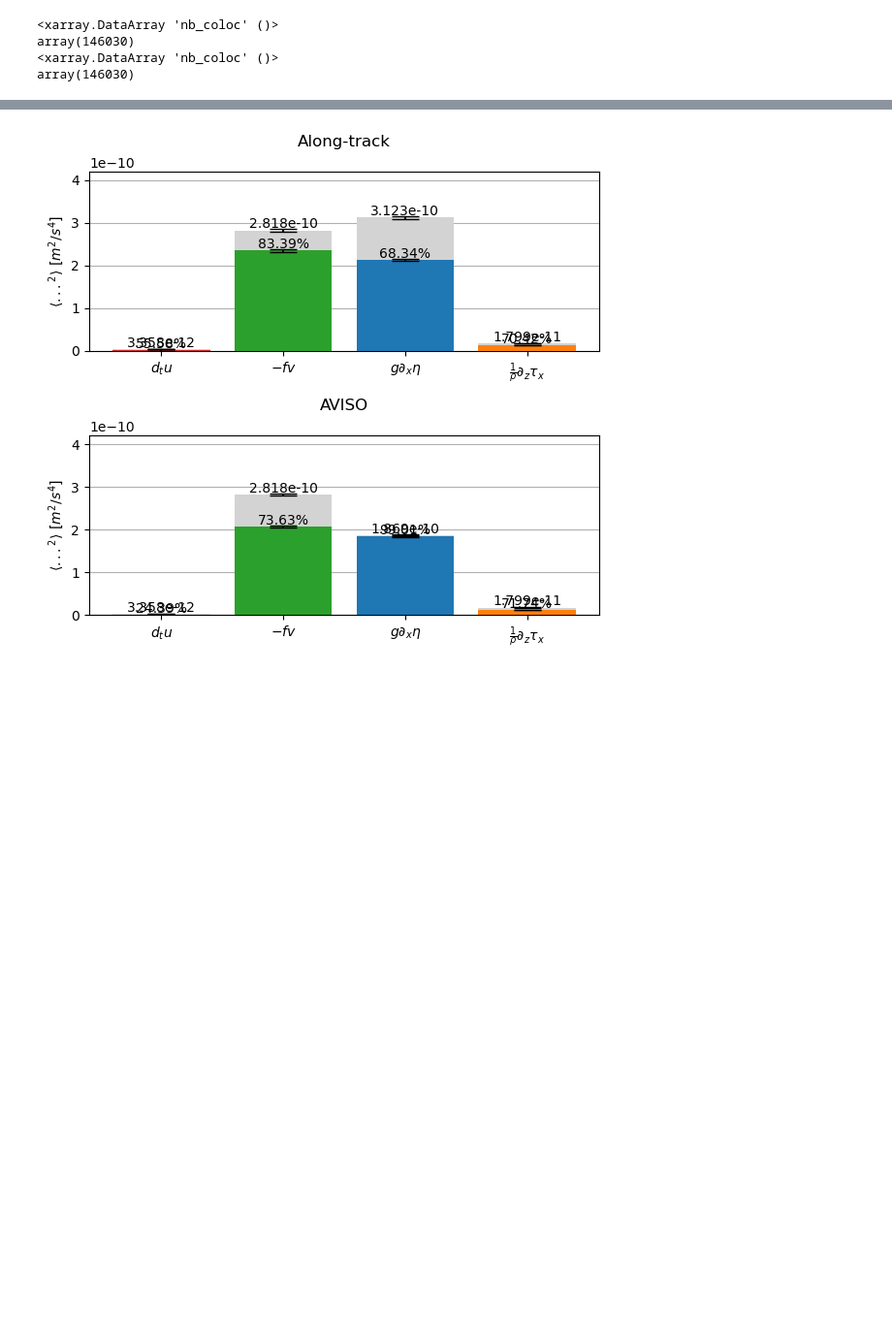
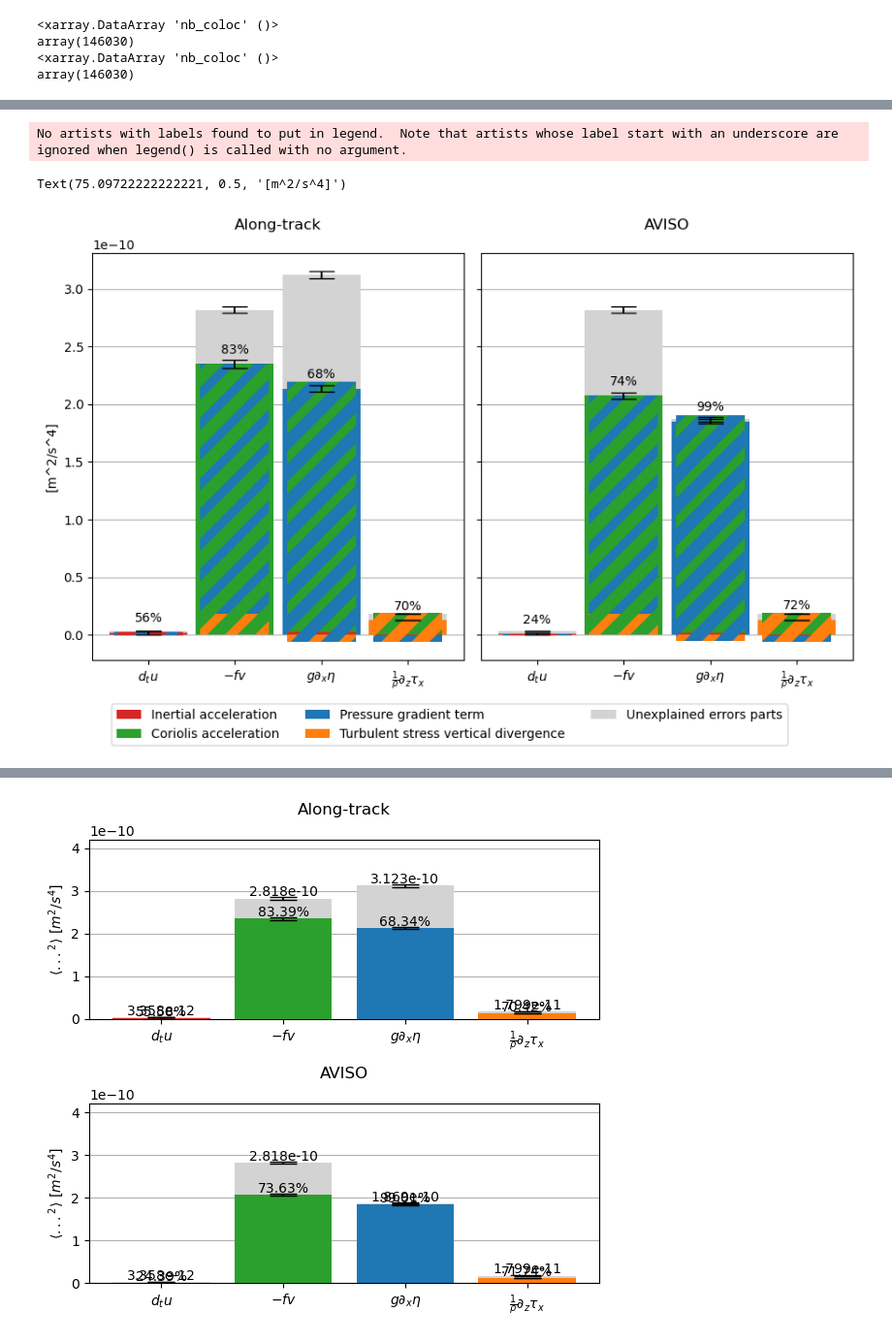
Before and after one commit to margot-demol/historical_analysis, a Jupyter notebook: 742_diag_ms_25_05_cutoff05.ipynb, the cells around one changed output, grey strips where cells are left out. Shown at 97% size. Cells and saved outputs as stored; diff of their text form; code cells hidden in the pictures; blank space fills up the shorter version.

```diff
--- a/742_diag_ms_25_05_cutoff05.ipynb
+++ b/742_diag_ms_25_05_cutoff05.ipynb
@@ -206,3 +202,14 @@ Text(75.09722222222221, 0.5, '$[m^2/s^4]$')
+# %%
+fig, ax = plt.subplots(1,2,figsize=(9,6), sharey=True)
+plot_true_err_cor_part(dsms.sel(id_comb=id_co), dscor_co, id_co_dic, ax[0], title='Along-track')
+plot_true_err_cor_part(dsms.sel(id_comb=id_aviso), dscor_aviso, id_aviso_dic, ax[1], title='AVISO', legend=False)
+fig.legend(ncol=3,loc='lower center')#, bbox_to_anchor=(1,         0.5))#bbox_transform=fig.transFigure,
+fig.tight_layout(rect=[0,0.08,1,1])#left, bottom, right, top (default is 0,0,1,1)
+ax[0].set_ylabel(r'[m^2/s^4]')
+# %% [output]
+No artists with labels found to put in legend.  Note that artists whose label start with an underscore are ignored when legend() is called with no argument.
+Text(75.09722222222221, 0.5, '[m^2/s^4]')
+[figure, added]
 # %%
 fig, ax = plt.subplots(1,1,figsize=(5,6), sharey=True)
 plot_true_err_cor_part(dsms.sel(id_comb=id_co), dscor_co, id_co_dic, ax, title='Along-track')
```
Also changed, not shown: parts of 14 cells of this notebook, 22 other files.
